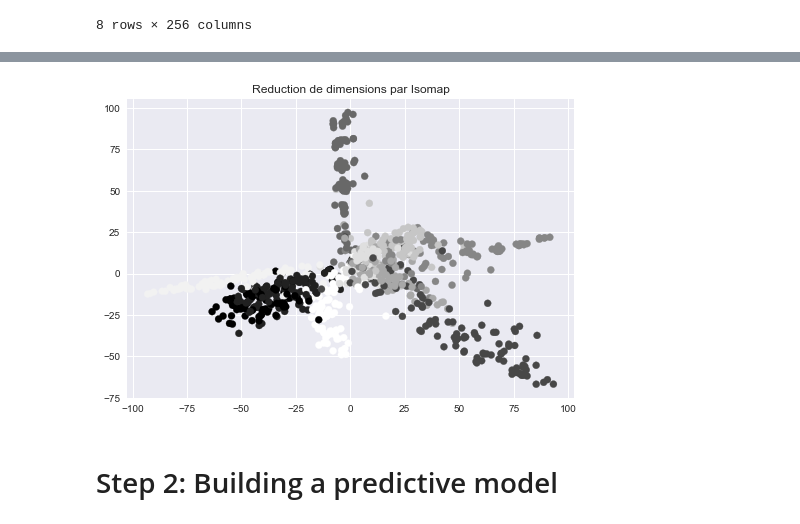
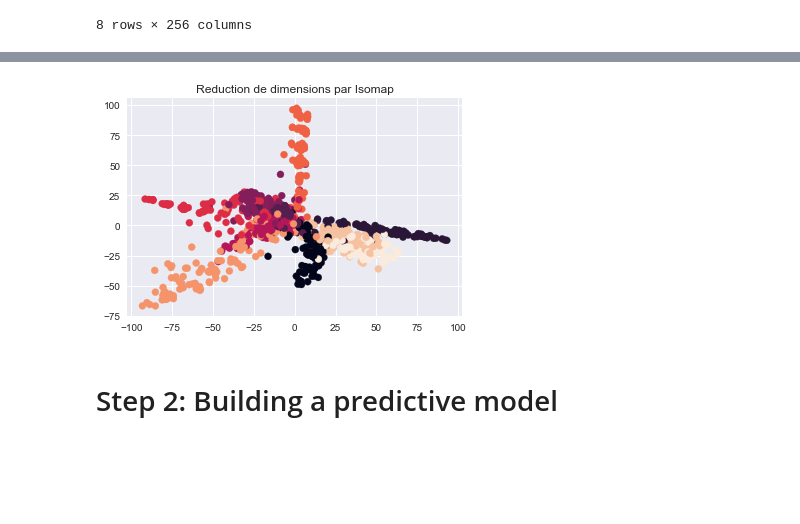
Before and after one commit to kenkob09/CameraProject, a Jupyter notebook: README.ipynb, the cells around one changed output, grey strips where cells are left out. Drawn from its saved outputs; the diff is of its cells as text; code cells hidden in the pictures; blank space fills up the shorter version.

Commit message:
c=[y] -> c=np.array(y)

```diff
--- a/README.ipynb
+++ b/README.ipynb
@@ -103,16 +108,16 @@ plt.show()
 # %%
 import matplotlib.pyplot as plt
 from sklearn import preprocessing
 
 le = preprocessing.LabelEncoder()
 le.fit(y_tr)
 y = le.transform(y_tr)
 plt.figure()
-plt.scatter(var_iso[:,0], var_iso[:,1], c=[y])
+plt.scatter(var_iso[:,0], var_iso[:,1], c=np.array(y))
 plt.title('Reduction de dimensions par Isomap')
 plt.show()
 # %% [output]
-[figure, old version]
+[figure, new version]
 # %% [markdown]
 # Step 2: Building a predictive model
 # %% [markdown]
```
Also changed, not shown: parts of 8 cells of this notebook.
